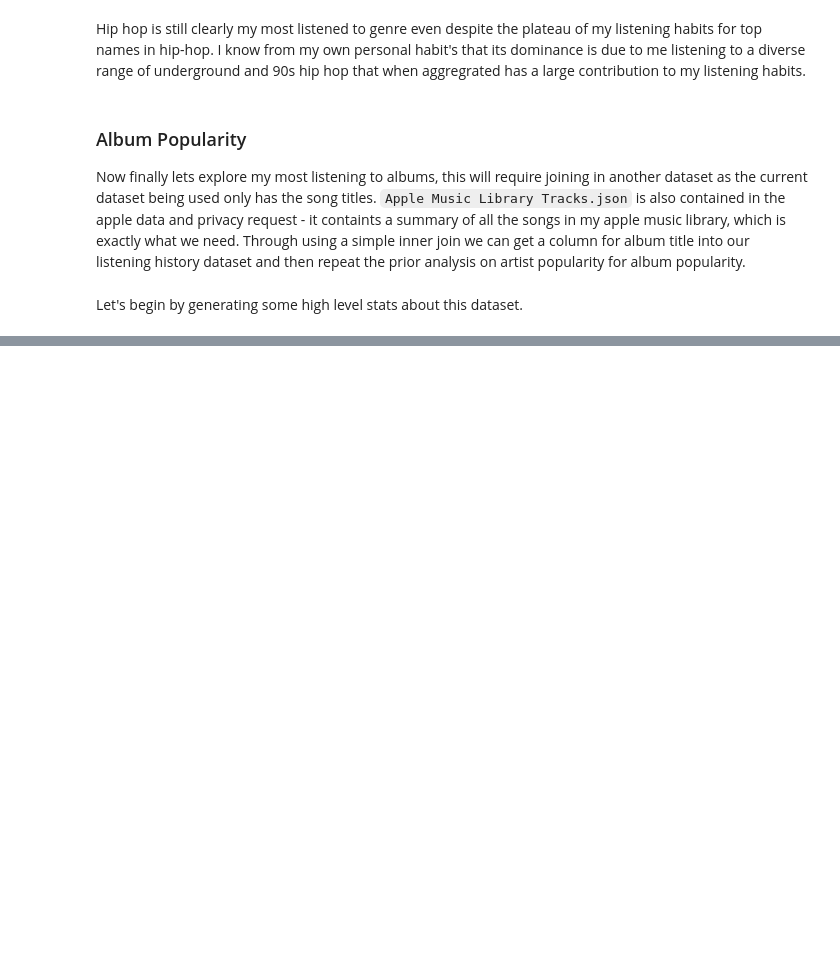
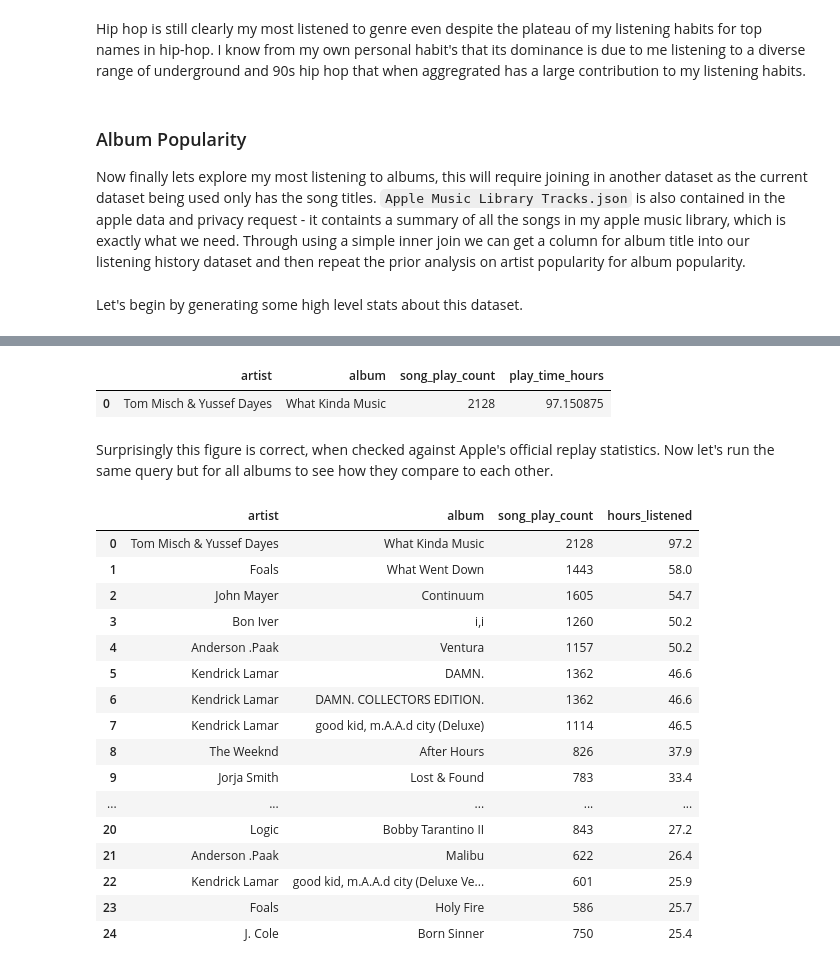
Before and after one commit to 1602077/apple_music_replay, a Jupyter notebook: apple_music_replay.ipynb, the cells around one changed output, grey strips where cells are left out. Cells and saved outputs as stored; diff of their text form; code cells hidden in the pictures; blank space fills up the shorter version.

```diff
--- a/apple_music_replay.ipynb
+++ b/apple_music_replay.ipynb
@@ -319,0 +369,51 @@ Let's begin by generating some high level stats about this dataset.
+# %%
+WKM="""
+    SELECT ml.artist, ml.album, COUNT(lh.Content_Name) song_play_count, SUM(Play_Duration_Milliseconds)/(60*60*1000) play_time_hours
+    FROM `apple-music-replay.apple_music_data.listening_history` lh
+    LEFT JOIN `apple-music-replay.apple_music_data.MusicLibrary` ml
+        ON lh.Content_Name = ml.title
+    WHERE ml.album = "What Kinda Music"
+    GROUP BY ml.album, ml.artist
+"""
+df = client.query(WKM).to_dataframe()
+df.head(12)
+# %% [output]
+|  | artist | album | song_play_count | play_time_hours |
+| 0 | Tom Misch & Yussef Dayes | What Kinda Music | 2128 | 97.150875 |
+# %% [markdown]
+Surprisingly this figure is correct, when checked against Apple's official replay statistics. Now let's run the same query but for all albums to see how they compare to each other.
+# %%
+all_albums="""
+    SELECT ml.artist, ml.album, COUNT(lh.Content_Name) song_play_count, ROUND(SUM(Play_Duration_Milliseconds)/(60*60*1000),1) hours_listened
+    FROM `apple-music-replay.apple_music_data.listening_history` lh
+    LEFT JOIN `apple-music-replay.apple_music_data.MusicLibrary` ml
+        ON lh.Content_Name = ml.title
+    GROUP BY ml.album, ml.artist
+    HAVING  ml.artist IS NOT NULL
+    ORDER BY hours_listened DESC
+"""
+# Technically I should have joined on the unique Apple ID Number for each song,
+# although I prematurely dropped this column from the MusicLibrary table before I imported it into GCP.
+
+# One other oddity can be seen in DAMN. and DAMN. COLLECTORS EDITIION. - these are the exact same albums one with the
+# tracks in reverse order hence why they have the exact same play times
+df = client.query(all_albums).to_dataframe()
+df.head(25)
+# %% [output]
+|  | artist | album | song_play_count | hours_listened |
+| 0 | Tom Misch & Yussef Dayes | What Kinda Music | 2128 | 97.2 |
+| 1 | Foals | What Went Down | 1443 | 58.0 |
+| 2 | John Mayer | Continuum | 1605 | 54.7 |
+| 3 | Bon Iver | i,i | 1260 | 50.2 |
+| 4 | Anderson .Paak | Ventura | 1157 | 50.2 |
+| 5 | Kendrick Lamar | DAMN. | 1362 | 46.6 |
+| 6 | Kendrick Lamar | DAMN. COLLECTORS EDITION. | 1362 | 46.6 |
+| 7 | Kendrick Lamar | good kid, m.A.A.d city (Deluxe) | 1114 | 46.5 |
+| 8 | The Weeknd | After Hours | 826 | 37.9 |
+| 9 | Jorja Smith | Lost & Found | 783 | 33.4 |
+| ... | ... | ... | ... | ... |
+| 20 | Logic | Bobby Tarantino II | 843 | 27.2 |
+| 21 | Anderson .Paak | Malibu | 622 | 26.4 |
+| 22 | Kendrick Lamar | good kid, m.A.A.d city (Deluxe Ve... | 601 | 25.9 |
+| 23 | Foals | Holy Fire | 586 | 25.7 |
+| 24 | J. Cole | Born Sinner | 750 | 25.4 |
```
Also changed, not shown: parts of 14 cells of this notebook.
